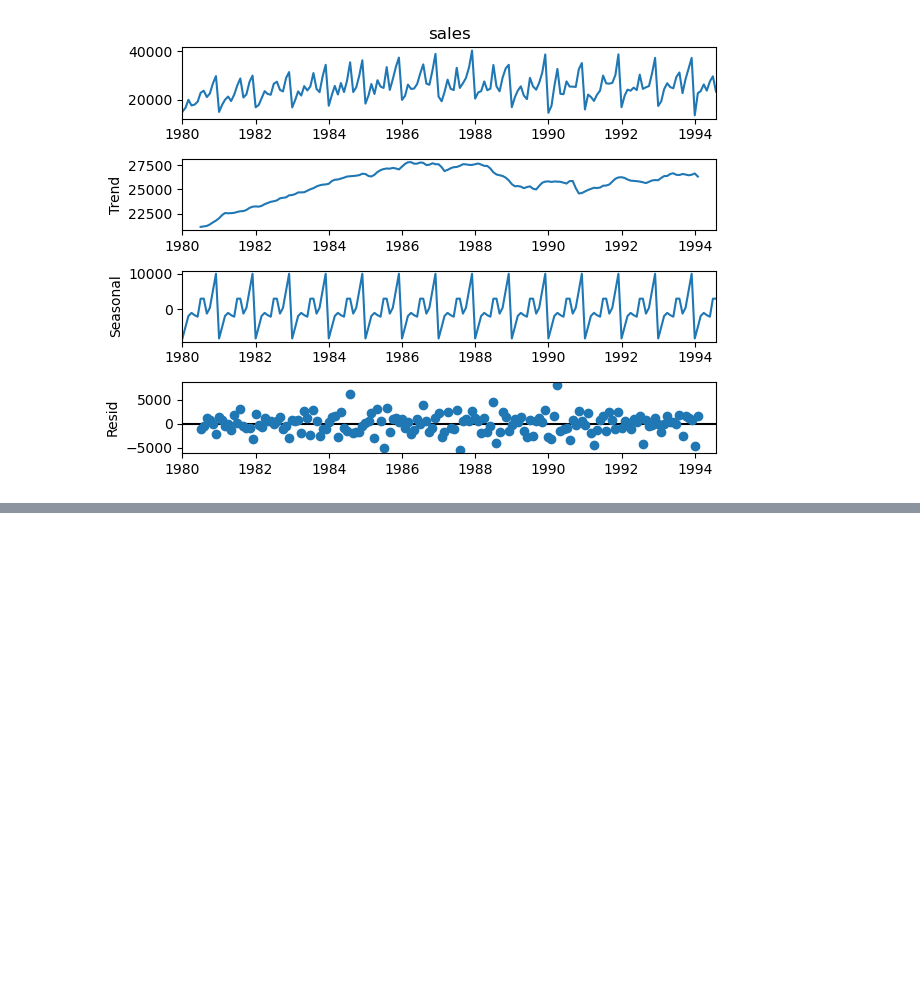
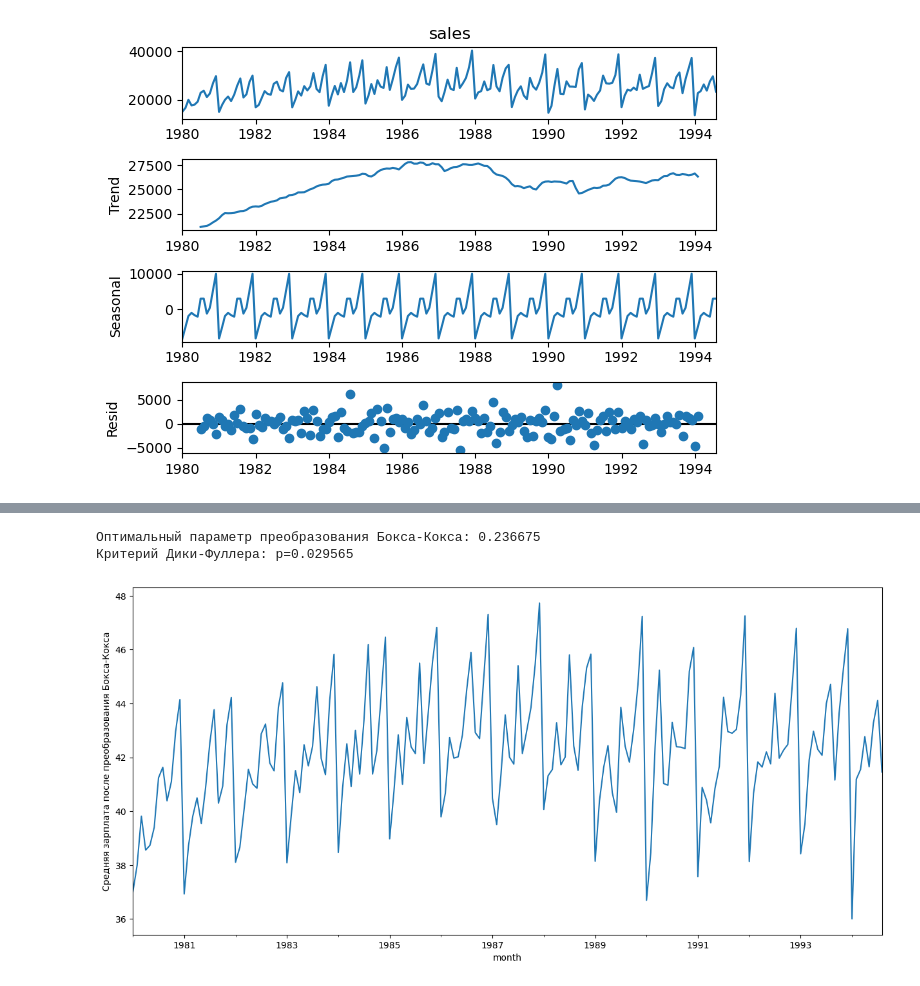
Before and after one commit to AlexanderFA/susu_search_retrieval_analysis, a Jupyter notebook: lab3/task3_1.ipynb, the cells around one changed output, grey strips where cells are left out. Drawn from its saved outputs; the diff is of its cells as text; code cells hidden in the pictures; blank space fills up the shorter version.

```diff
--- a/lab3/task3_1.ipynb
+++ b/lab3/task3_1.ipynb
@@ -33,0 +44,11 @@ print("Критерий Дики-Фуллера: p=%f" % sm.tsa.stattools.adfull
+# %%
+df['sales_box'], lmbda = stats.boxcox(df['sales'])
+plt.figure(figsize=(15,7))
+df['sales_box'].plot()
+plt.ylabel(u'Средняя зарплата после преобразования Бокса-Кокса')
+print("Оптимальный параметр преобразования Бокса-Кокса: %f" % lmbda)
+print("Критерий Дики-Фуллера: p=%f" % sm.tsa.stattools.adfuller(df['sales_box'])[1])
+# %% [output]
+Оптимальный параметр преобразования Бокса-Кокса: 0.236675
+Критерий Дики-Фуллера: p=0.029565
+[figure, added]
```
Also changed, not shown: parts of 3 cells of this notebook, 3 other files.
